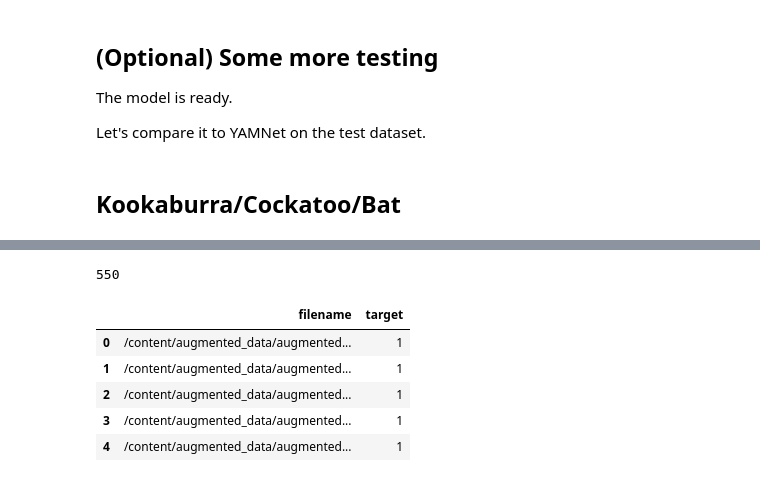
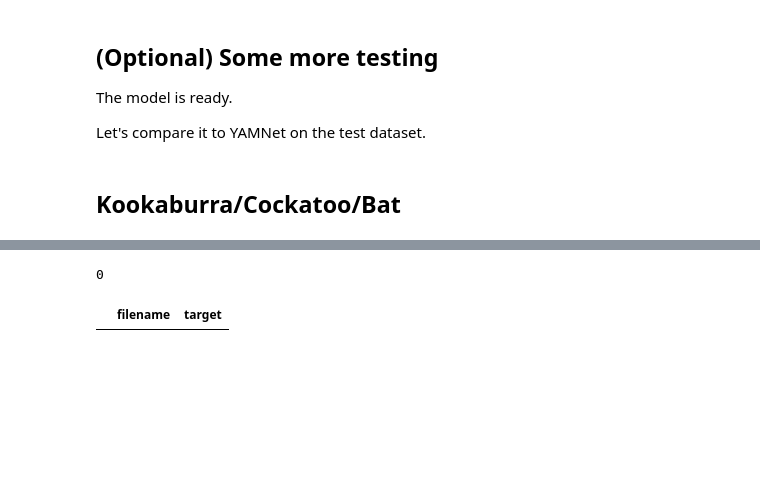
Before and after one commit to larv0001/test, a Jupyter notebook: site/en/tutorials/audio/transfer_learning_audio.ipynb, the cells around one changed output, grey strips where cells are left out. Cells and saved outputs as stored; diff of their text form; code cells hidden in the pictures; blank space fills up the shorter version.

```diff
--- a/site/en/tutorials/audio/transfer_learning_audio.ipynb
+++ b/site/en/tutorials/audio/transfer_learning_audio.ipynb
@@ -566,21 +546,24 @@ yamnet_model = hub.load(yamnet_model_handle)
 # %%
 import glob
 import pandas as pd
 
-my_classes = ['kookaburra', 'bat', 'cockatoo']  # Multi-class
+my_classes = ['kookaburra', 'bat', 'cockatoo']
 base_data_path = '/content/augmented_data/'
 
 filenames = glob.glob(base_data_path + '**/*.wav', recursive=True)  # Recursive to handle subfolders
-targets = [my_classes.index(c) for f in filenames for c in my_classes if c in os.path.basename(f).lower()]  # 0 for kookaburra, 1 for bat, 2 for cockatoo
 
-my_pd_data = pd.DataFrame({'filename': filenames, 'target': targets}).astype({'filename': 'str'})
-print(len(filenames))  # Debug: Should be combined total from all classes
+targets = []
+valid_filenames = []
+for f in filenames:
+    basename = os.path.basename(f).lower()
+    matching_c = next((c for c in my_classes if c in basename), None)
+    if matching_c:
+        valid_filenames.append(f)
+        targets.append(my_classes.index(matching_c))
+
+my_pd_data = pd.DataFrame({'filename': valid_filenames, 'target': targets}).astype({'filename': 'object'})
+print(len(valid_filenames))  # Debug: Should be combined total from all classes
 my_pd_data.head()
 # %% [output]
-550
+0
 |  | filename | target |
-| 0 | /content/augmented_data/augmented... | 1 |
-| 1 | /content/augmented_data/augmented... | 1 |
-| 2 | /content/augmented_data/augmented... | 1 |
-| 3 | /content/augmented_data/augmented... | 1 |
-| 4 | /content/augmented_data/augmented... | 1 |
```
Also changed, not shown: parts of 6 cells of this notebook.
